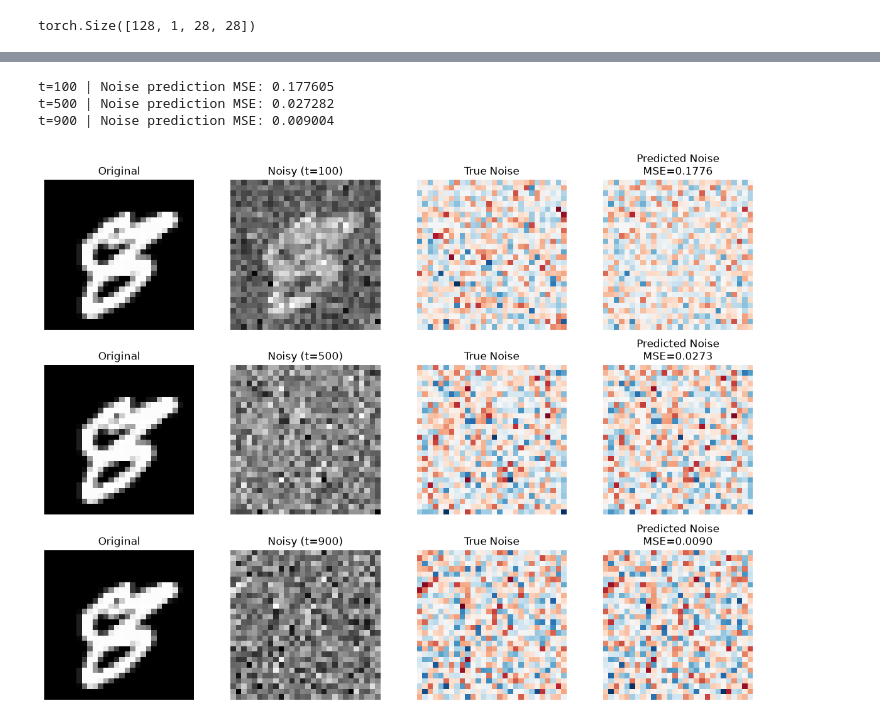
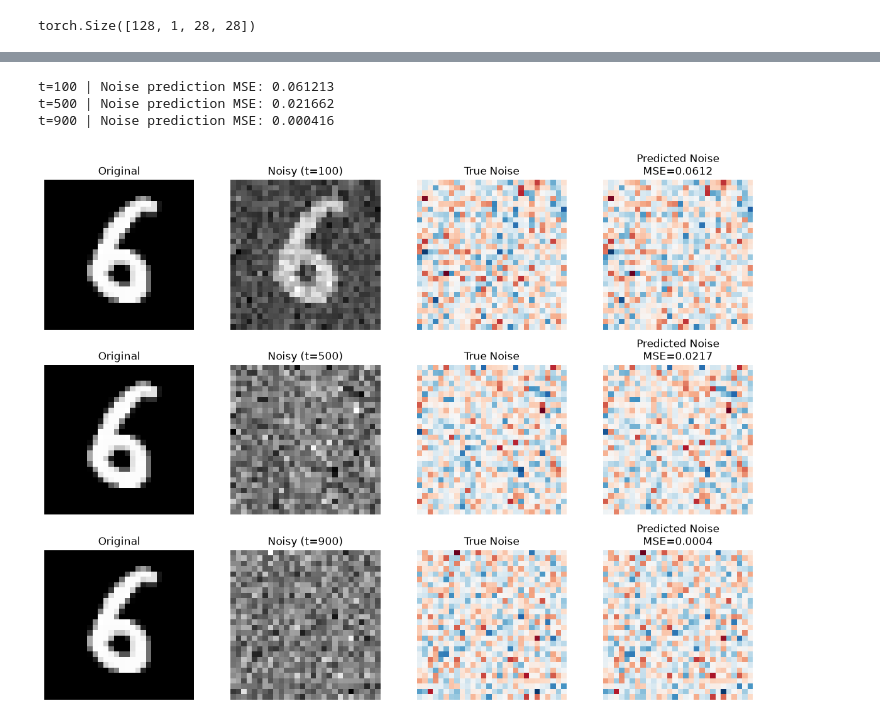
Before and after one commit to nevertheless3/Generative-models, a Jupyter notebook: diffusion/ddpm_from_scratch.ipynb, the cells around one changed output, grey strips where cells are left out. Cells and saved outputs as stored; diff of their text form; code cells hidden in the pictures.

```diff
--- a/diffusion/ddpm_from_scratch.ipynb
+++ b/diffusion/ddpm_from_scratch.ipynb
@@ -7,7 +7,8 @@ import matplotlib.pyplot as plt
 
 
 transform = transforms.Compose([
-    transforms.ToTensor()
+    transforms.ToTensor(),
+    transforms.Normalize(mean=(0.5,), std=(0.5,))
 ])
 
 data_root = r"C:\Users\nevertheless\Desktop\oly\code\Generative-models\GAN\data"
@@ -122,0 +186,32 @@ class NoisePredictor(nn.Module):
+# %%
+class UpBlock(nn.Module):
+
+    def __init__(self, in_channels, skip_channels,
+                 out_channels, time_dim):
+        super().__init__()
+
+        self.upsample = nn.ConvTranspose2d(
+            in_channels, out_channels,
+            kernel_size=4, stride=2, padding=1
+        )
+
+        self.res1 = ResidualBlock(
+            out_channels + skip_channels,
+            out_channels,
+            time_dim
+        )
+
+        self.res2 = ResidualBlock(
+            out_channels, out_channels, time_dim
+        )
+
+    def forward(self, x, skip, t_emb):
+
+        x = self.upsample(x)
+
+        x = torch.cat([x, skip], dim=1)
+
+        x = self.res1(x, t_emb)
+        x = self.res2(x, t_emb)
+
+        return x
@@ -161,7 +316,7 @@ def train_loop(dataloader, model, loss_fn, optimizer):
 
         X_t , eps = forward_diffusion(X , t)
 
-        eps_pred = model(X_t)
+        eps_pred = model(X_t , t)
 
         loss = loss_fn(eps , eps_pred)
 
@@ -173,7 +328,7 @@ def train_loop(dataloader, model, loss_fn, optimizer):
             loss, current = loss.item(), batch * batch_size + len(X)
             print(f"loss: {loss:>7f}")
 
-for t in range(1):
+for t in range(20):
     print(f"Epoch {t+1}\n-------------------------------")
     train_loop(train_loader, model, loss_fn, optimizer)
     # test_loop(test_loader, model, loss_fn)
@@ -205,7 +369,7 @@ with torch.no_grad():
 
         x_t, eps = forward_diffusion(x0, t)
 
-        eps_pred = model(x_t)
+        eps_pred = model(x_t, t)
 
         mse = torch.nn.functional.mse_loss(eps_pred, eps).item()
 
@@ -214,34 +378,34 @@ with torch.no_grad():
         true_noise = eps[0, 0].cpu()
         predicted_noise = eps_pred[0, 0].cpu()
 
         axes[row, 0].imshow(original, cmap="gray")
         axes[row, 0].set_title("Original")
 
         axes[row, 1].imshow(noisy, cmap="gray")
         axes[row, 1].set_title(f"Noisy (t={t_value})")
 
         vmax = max(true_noise.abs().max().item(),
                    predicted_noise.abs().max().item())
 
         axes[row, 2].imshow(
             true_noise, cmap="RdBu_r", vmin=-vmax, vmax=vmax
         )
         axes[row, 2].set_title("True Noise")
 
         axes[row, 3].imshow(
             predicted_noise, cmap="RdBu_r", vmin=-vmax, vmax=vmax
         )
         axes[row, 3].set_title(f"Predicted Noise\nMSE={mse:.4f}")
 
         for ax in axes[row]:
             ax.axis("off")
 
         print(f"t={t_value:3d} | Noise prediction MSE: {mse:.6f}")
 
     plt.tight_layout()
     plt.show()
 # %% [output]
-t=100 | Noise prediction MSE: 0.177605
-t=500 | Noise prediction MSE: 0.027282
-t=900 | Noise prediction MSE: 0.009004
+t=100 | Noise prediction MSE: 0.061213
+t=500 | Noise prediction MSE: 0.021662
+t=900 | Noise prediction MSE: 0.000416
-[figure, old version]
+[figure, new version]
```
Also changed, not shown: parts of 14 cells of this notebook, 1 other file.
